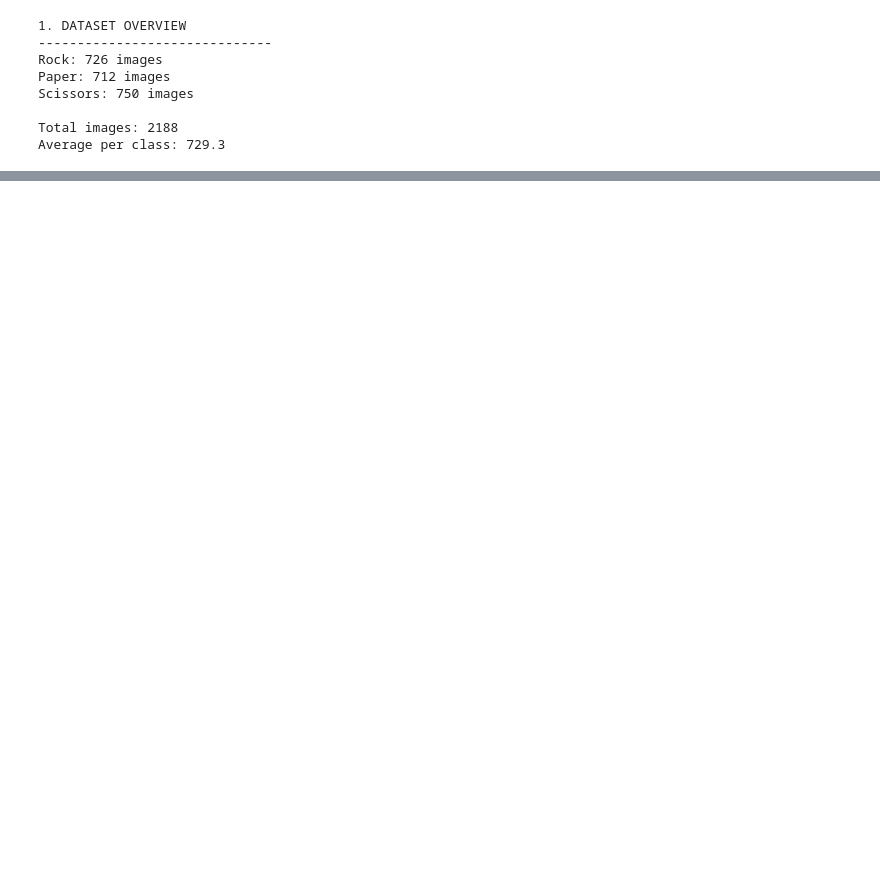
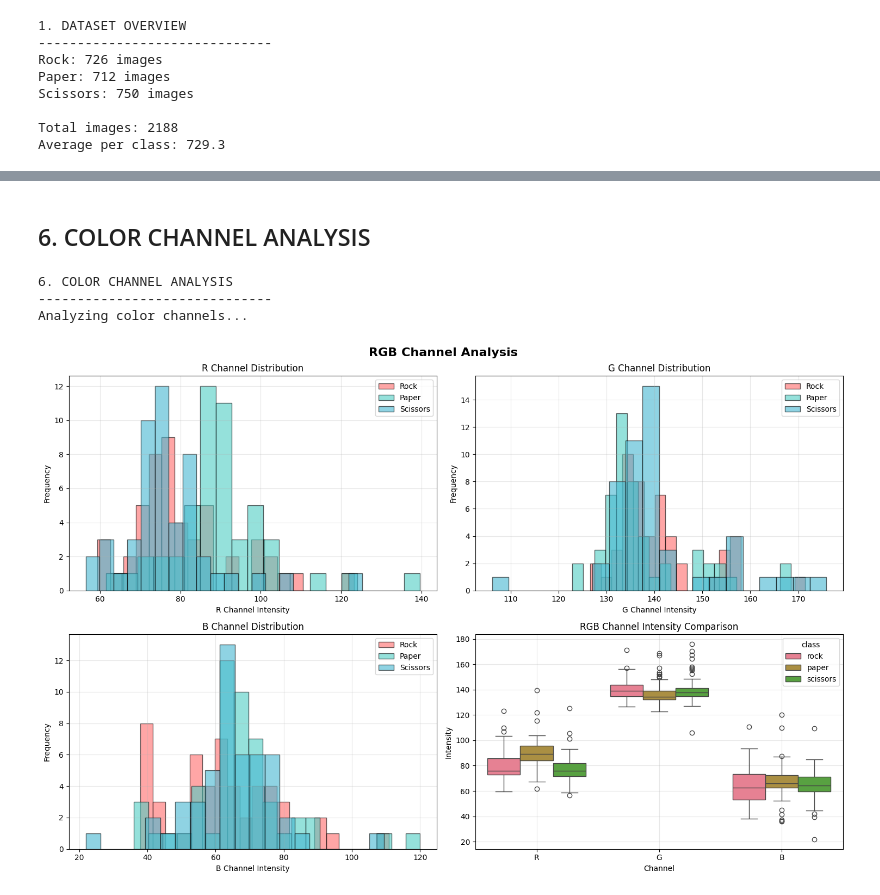
Before and after one commit to SamueleSamonini/images-rock-paper-scissors-cnn, a Jupyter notebook: notebooks/01_data_exploration.ipynb, the cells around one changed output, grey strips where cells are left out. Cells and saved outputs as stored; diff of their text form; code cells hidden in the pictures; blank space fills up the shorter version.

```diff
--- a/notebooks/01_data_exploration.ipynb
+++ b/notebooks/01_data_exploration.ipynb
@@ -51,0 +308,80 @@ Average per class: 729.3
+# %% [markdown]
+## 6. COLOR CHANNEL ANALYSIS
+# %%
+print("\n6. COLOR CHANNEL ANALYSIS")
+print("-" * 30)
+
+def analyze_color_channels(data_path, classes, sample_size=50):
+    """Analyze RGB channel distributions"""
+    channel_data = {'class': [], 'R': [], 'G': [], 'B': []}
+
+    for class_name in classes:
+        class_path = os.path.join(data_path, class_name)
+        if os.path.exists(class_path):
+            files = [f for f in os.listdir(class_path) if f.lower().endswith(('.png', '.jpg', '.jpeg'))]
+            sample_files = np.random.choice(files, min(sample_size, len(files)), replace=False)
+
+            for file_name in sample_files:
+                file_path = os.path.join(class_path, file_name)
+                try:
+                    img = cv2.imread(file_path)
+                    img_rgb = cv2.cvtColor(img, cv2.COLOR_BGR2RGB)
+
+                    # Calculate mean for each channel
+                    mean_r = np.mean(img_rgb[:, :, 0])
+                    mean_g = np.mean(img_rgb[:, :, 1])
+                    mean_b = np.mean(img_rgb[:, :, 2])
+
+                    channel_data['class'].append(class_name)
+                    channel_data['R'].append(mean_r)
+                    channel_data['G'].append(mean_g)
+                    channel_data['B'].append(mean_b)
+
+                except Exception as e:
+                    continue
+
+    return pd.DataFrame(channel_data)
+
+# Analyze color channels
+print("Analyzing color channels...")
+df_channels = analyze_color_channels(data_path, classes)
+
+# Plot channel distributions
+fig, axes = plt.subplots(2, 2, figsize=(15, 10))
+fig.suptitle('RGB Channel Analysis', fontsize=16, fontweight='bold')
+
+channels = ['R', 'G', 'B']
+channel_colors = ['red', 'green', 'blue']
+
+for i, channel in enumerate(channels):
+    ax = axes[i//2, i%2]
+    for j, class_name in enumerate(classes):
+        class_data = df_channels[df_channels['class'] == class_name][channel]
+        ax.hist(class_data, bins=20, alpha=0.6, label=class_name.capitalize(),
+                color=colors[j], edgecolor='black')
+
+    ax.set_title(f'{channel} Channel Distribution')
+    ax.set_xlabel(f'{channel} Channel Intensity')
+    ax.set_ylabel('Frequency')
+    ax.legend()
+    ax.grid(True, alpha=0.3)
+
+# Channel comparison boxplot
+ax = axes[1, 1]
+df_melted = df_channels.melt(id_vars=['class'], value_vars=['R', 'G', 'B'],
+                             var_name='Channel', value_name='Intensity')
+sns.boxplot(data=df_melted, x='Channel', y='Intensity', hue='class', ax=ax)
+ax.set_title('RGB Channel Intensity Comparison')
+ax.grid(True, alpha=0.3)
+
+plt.tight_layout()
+plt.show()
+
+# Print channel statistics
+print("\nRGB Channel Statistics by Class:")
+print(df_channels.groupby('class')[['R', 'G', 'B']].describe())
+# %% [output]
+6. COLOR CHANNEL ANALYSIS
+------------------------------
+Analyzing color channels...
+[figure, added]
```
Also changed, not shown: parts of 12 cells of this notebook.
